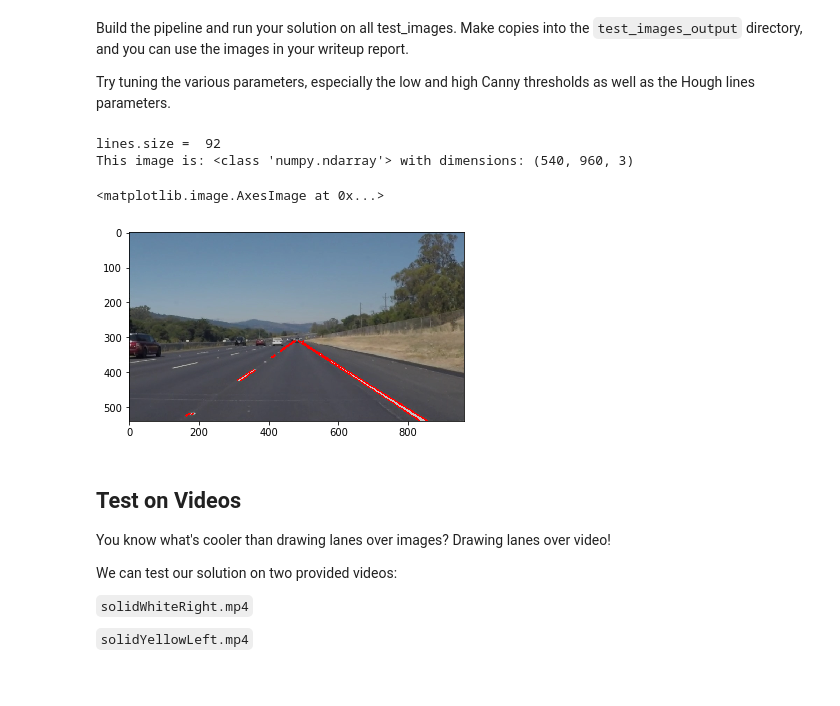
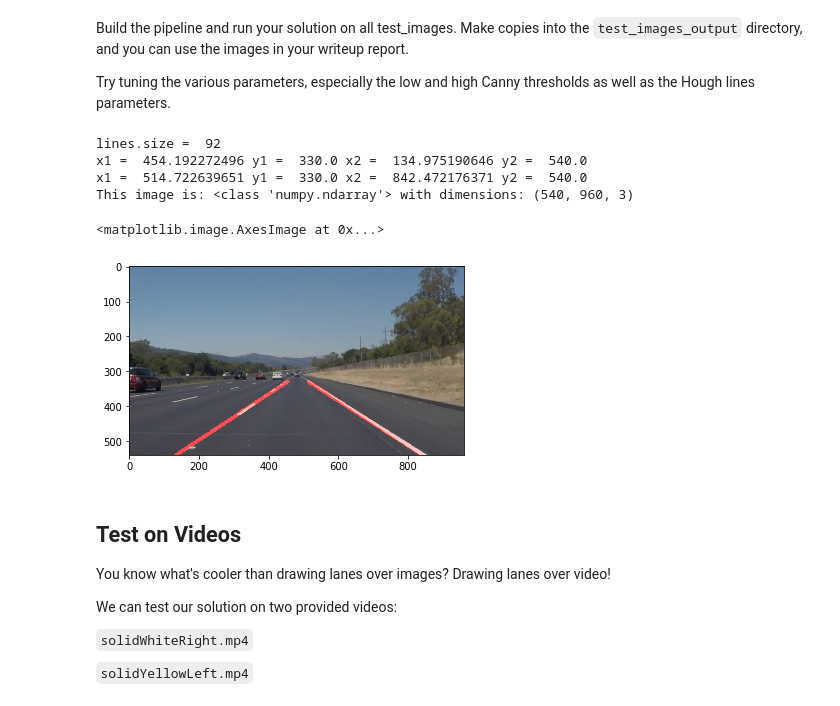
Before and after one commit to SamerSaber/CarND-LaneLines-P1-Solution, a Jupyter notebook: P1.ipynb, the cells around one changed output. Saved outputs shown, nothing was run; the diff lists cells and outputs as text; code cells hidden in the pictures.

Commit message:
Adding the lines extrapolation

```diff
--- a/P1.ipynb
+++ b/P1.ipynb
@@ -225,37 +225,85 @@ cv2.fillPoly(mask, vertices, ignore_mask_color)
 
 # Define the Hough transform parameters
 # Make a blank the same size as our image to draw on
 rho = 1 # distance resolution in pixels of the Hough grid
 theta = (np.pi/180)  # angular resolution in radians of the Hough grid
 threshold = 20     # minimum number of votes (intersections in Hough grid cell)
 min_line_length = 7 #minimum number of pixels making up a line
 max_line_gap = 7    # maximum gap in pixels between connectable line segments
 line_image = np.copy(image)*0 # creating a blank to draw lines on
 
 # Run Hough on edge detected image
 # Output "lines" is an array containing endpoints of detected line segments
 lines = cv2.HoughLinesP(ROI, rho, theta, threshold, np.array([]),
                             min_line_length, max_line_gap)
 print("lines.size = " , lines.size)
 # Iterate over the output "lines" and draw lines on a blank image
+
+right_line = np.zeros(4)
+left_line = np.zeros(4)
+right_avg_x = 0
+right_avg_y = 0
+left_avg_x = 0
+left_avg_y = 0
+right_line_number=0
+left_line_number=0
+right_avg_slope=0
+left_avg_slope=0
+id = 0
 for line in lines:
     for x1,y1,x2,y2 in line:
-        cv2.line(line_image,(x1,y1),(x2,y2),(255,0,0),2)
+        slope=(y2-y1)/(x2-x1)
+        if(slope < -.6 and slope > -.7):
+            left_line_number+=1
+            left_avg_slope = left_avg_slope + slope;
+            left_avg_x = left_avg_x + x1 + x2
+            left_avg_y = left_avg_y + y1 + y2
+
+        if( slope > .6 and slope < .7):
+            right_line_number+=1
+            right_avg_slope = right_avg_slope + slope;
+            right_avg_x = right_avg_x + x1 + x2
+            right_avg_y = right_avg_y + y1 + y2
+
+right_avg_x = right_avg_x /(right_line_number * 2)
+left_avg_x = left_avg_x /(left_line_number * 2)
+
+right_avg_y = right_avg_y /(right_line_number * 2)
+left_avg_y = left_avg_y /(left_line_number * 2)
+
+right_avg_slope = right_avg_slope / right_line_number
+left_avg_slope = left_avg_slope / left_line_number
+left_c = left_avg_y - (left_avg_slope * left_avg_x)
+left_line[1] =  (imshape[0]/2)+60
+left_line[0] =  (left_line[1] - left_c)/left_avg_slope
+left_line[3] =  imshape[0]
+left_line[2] =  (left_line[3] - left_c)/left_avg_slope
+
+print('x1 = ',left_line[0],'y1 = ',left_line[1],'x2 = ',left_line[2],'y2 = ',left_line[3])
+right_c = right_avg_y - (right_avg_slope * right_avg_x)
+right_line[1] =  (imshape[0]/2)+60
+right_line[0] =  (right_line[1] - right_c)/right_avg_slope
+right_line[3] =  imshape[0]
+right_line[2] =  (right_line[3] - right_c)/right_avg_slope
+print('x1 = ',right_line[0],'y1 = ',right_line[1],'x2 = ',right_line[2],'y2 = ',right_line[3])
+cv2.line(line_image,(int(left_line[0]),int(left_line[1])),(int(left_line[2]),int(left_line[3])),(255,0,0),10)
+cv2.line(line_image,(int(right_line[0]),int(right_line[1])),(int(right_line[2]),int(right_line[3])),(255,0,0),10)
 
 # Draw the lines on the edge image
 lines_edges = cv2.addWeighted(image, 0.8, line_image, 1, 0)
 
-draw_lines(lines_edges, lines, thickness=2)
 
 #printing out some stats and plotting
 print('This image is:', type(lines_edges), 'with dimensions:', image.shape)
-cv2.imwrite("out.png",lines_edges)
+cv2.imwrite("out.png",lines)
 plt.imshow(lines_edges)
 # %% [output]
 lines.size =  92
+x1 =  454.192272496 y1 =  330.0 x2 =  134.975190646 y2 =  540.0
+x1 =  514.722639651 y1 =  330.0 x2 =  842.472176371 y2 =  540.0
 This image is: <class 'numpy.ndarray'> with dimensions: (540, 960, 3)
 <matplotlib.image.AxesImage at 0x...>
-[figure, old version]
+[figure, new version]
 # %% [markdown]
 ## Test on Videos
 
```
Also changed, not shown: parts of 2 cells of this notebook.
